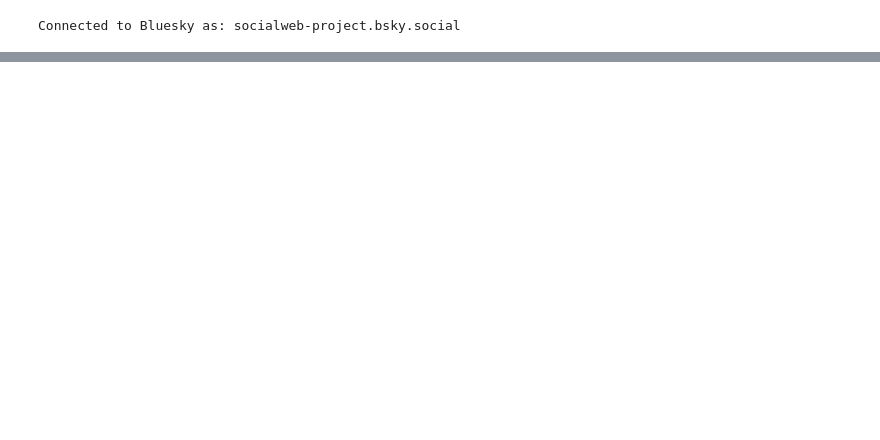
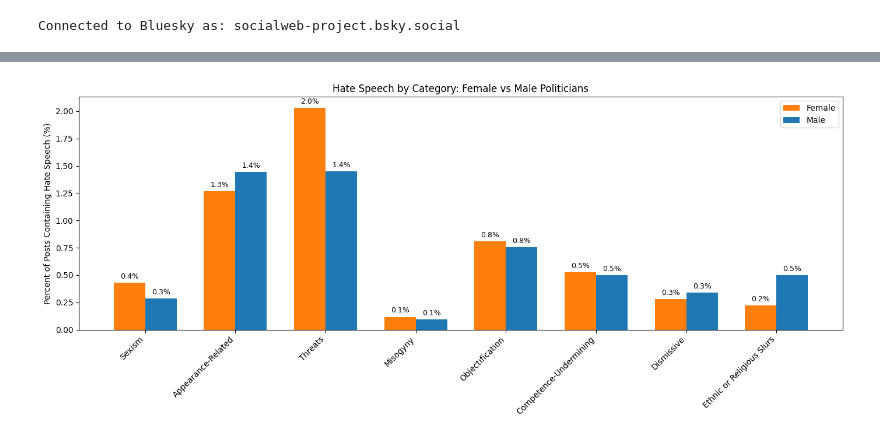
Before and after one commit to moriahowens/SocialWebProject, a Jupyter notebook: Bluesky.ipynb, the cells around one changed output, grey strips where cells are left out. Saved outputs shown, nothing was run; the diff lists cells and outputs as text; code cells hidden in the pictures; blank space fills up the shorter version.

```diff
--- a/Bluesky.ipynb
+++ b/Bluesky.ipynb
@@ -302,0 +763,65 @@ Breakdown by category:
+# %%
+blue = '#1f77b4'
+orange = '#ff7f0e'
+
+categories = list(hate_keywords.keys())
+
+female_counts = {
+    cat: len([p for p in name_posts if cat in p.get('hate_categories', [])])
+    for cat in categories
+}
+female_total = len(name_posts)
+
+male_counts = {
+    cat: len([p for p in malepol_posts if cat in p.get('hate_categories', [])])
+    for cat in categories
+}
+male_total = len(malepol_posts)
+
+female_pct = {cat: female_counts[cat] / female_total * 100 for cat in categories}
+male_pct   = {cat: male_counts[cat] / male_total   * 100 for cat in categories}
+# %%
+x = np.arange(len(categories))
+width = 0.35
+
+female_vals = [female_pct[c] for c in categories]
+male_vals   = [male_pct[c] for c in categories]
+
+fig, ax = plt.subplots(figsize=(14, 6))
+
+bars_f = ax.bar(x - width/2, female_vals, width, label="Female", color=orange)
+bars_m = ax.bar(x + width/2, male_vals, width, label="Male", color=blue)
+
+ax.set_xticks(x)
+ax.set_xticklabels([pretty_labels[c] for c in categories], rotation=45, ha='right')
+ax.set_ylabel("Percent of Posts Containing Hate Speech (%)")
+ax.set_title("Hate Speech by Category: Female vs Male Politicians")
+ax.legend()
+
+# --- Add Percentage Labels ---
+for bar in bars_f:
+    height = bar.get_height()
+    ax.annotate(
+        f'{height:.1f}%',
+        xy=(bar.get_x() + bar.get_width()/2, height),
+        xytext=(0, 3),
+        textcoords="offset points",
+        ha='center', va='bottom',
+        fontsize=9
+    )
+
+for bar in bars_m:
+    height = bar.get_height()
+    ax.annotate(
+        f'{height:.1f}%',
+        xy=(bar.get_x() + bar.get_width()/2, height),
+        xytext=(0, 3),
+        textcoords="offset points",
+        ha='center', va='bottom',
+        fontsize=9
+    )
+
+plt.tight_layout()
+plt.show()
+# %% [output]
+[figure, added]
```
Also changed, not shown: parts of 17 cells of this notebook.
